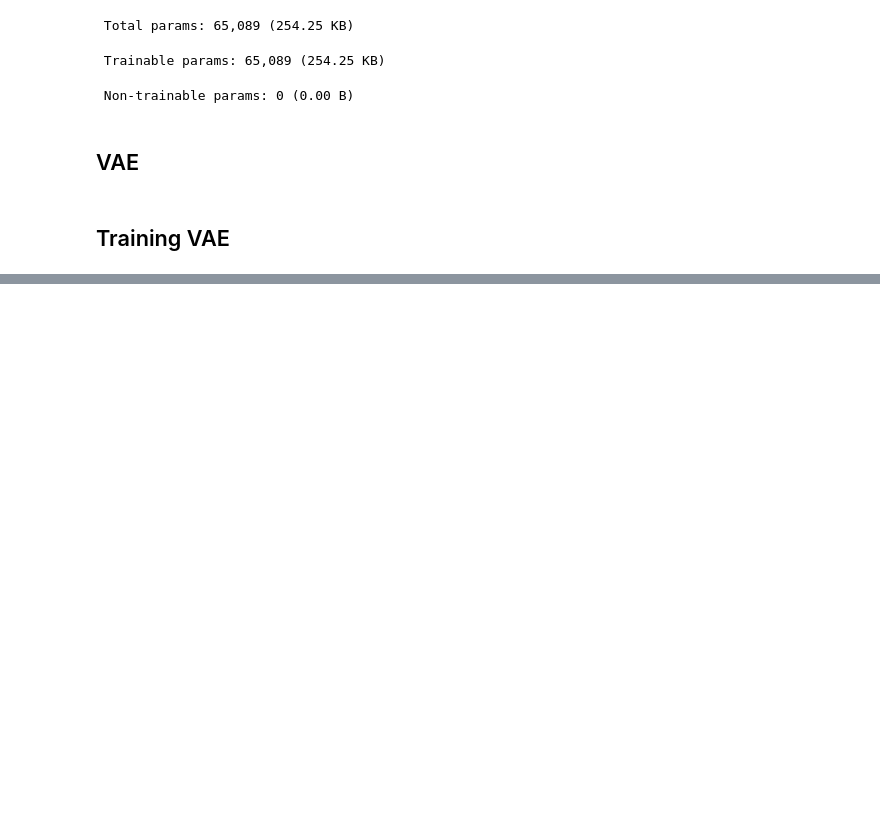
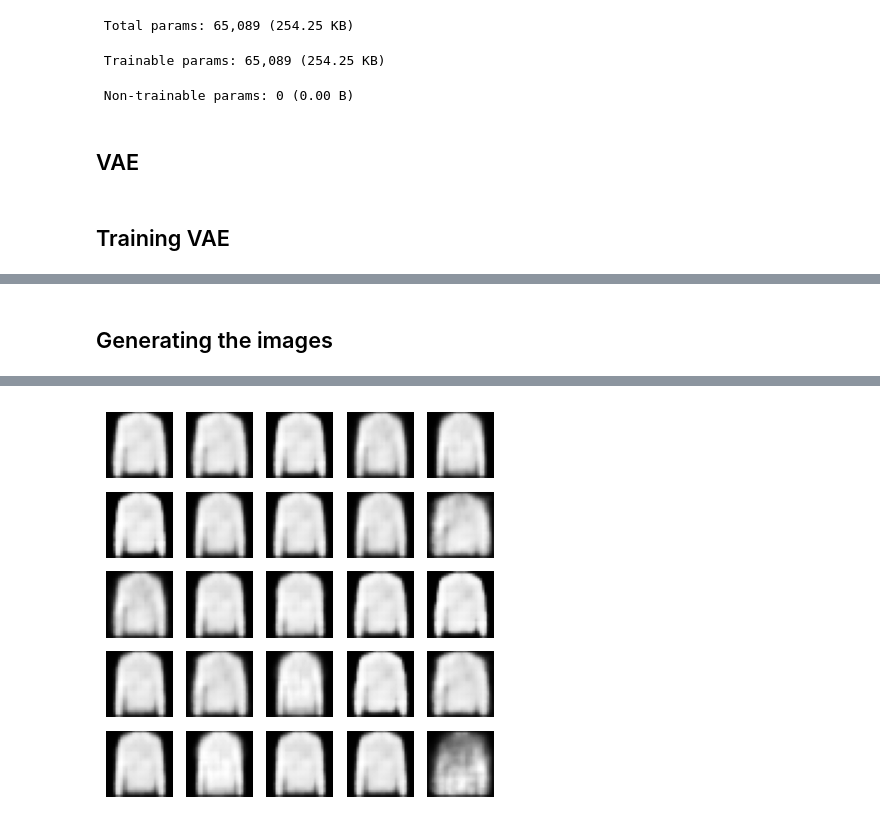
Before and after one commit to hannahabraham/ai-ml-pgp-projects-handson, a Jupyter notebook: gen-ai/VariationalAutoEncoders-Handson.ipynb, the cells around one changed output, grey strips where cells are left out. Saved outputs shown, nothing was run; the diff lists cells and outputs as text; code cells hidden in the pictures; blank space fills up the shorter version.

```diff
--- a/gen-ai/VariationalAutoEncoders-Handson.ipynb
+++ b/gen-ai/VariationalAutoEncoders-Handson.ipynb
@@ -18,6 +17,9 @@ from keras.datasets import fashion_mnist
 # Undo the train-test-split
 X= np.concatenate([X_train,X_test],axis=0)
 y =np.concatenate([y_train,y_test])
+
+# Normalize the pixel gray levels
+X = np.expand_dims(X, -1).astype('float32') / 255
 # %%
 # Sample a few fashion MNIST images from the data and view the images
 indices = np.random.randint(0,X.shape[0],size=25)
@@ -85,7 +87,7 @@ z_log_var = layers.Dense(units=latent_dim,name='z_log_var')(x)
 z= Sampler()([z_mean,z_log_var])
 
 #Combine all the layers into a single model
-encoder= keras.Model(inputs=encoder_inputs,outputs=[z_mean,z_log_var],name='encoder')
+encoder= keras.Model(inputs=encoder_inputs,outputs=[z_mean,z_log_var,z],name='encoder')
 
 # generate summary
 encoder.summary()
@@ -225,0 +235,14 @@ ValueError: not enough values to unpack (expected 3, got 2)
+# %% [markdown]
+## Generating the images
+# %%
+n = 25
+
+plt.figure(figsize = (5, 5))
+
+for i in np.arange(0, n, 1):
+    plt.subplot(5, 5, i + 1)
+    z_sample = np.array([[np.random.randn(), np.random.randn()]])
+    X_new = vae.decoder.predict(z_sample).reshape(28, 28, 1)
+    plt.imshow(X_new, cmap = 'gray')
+    plt.axis('off')
+# %% [output]
@@ -225,0 +266 @@ ValueError: not enough values to unpack (expected 3, got 2)
+[figure, added]
```
Also changed, not shown: parts of 6 cells of this notebook.
